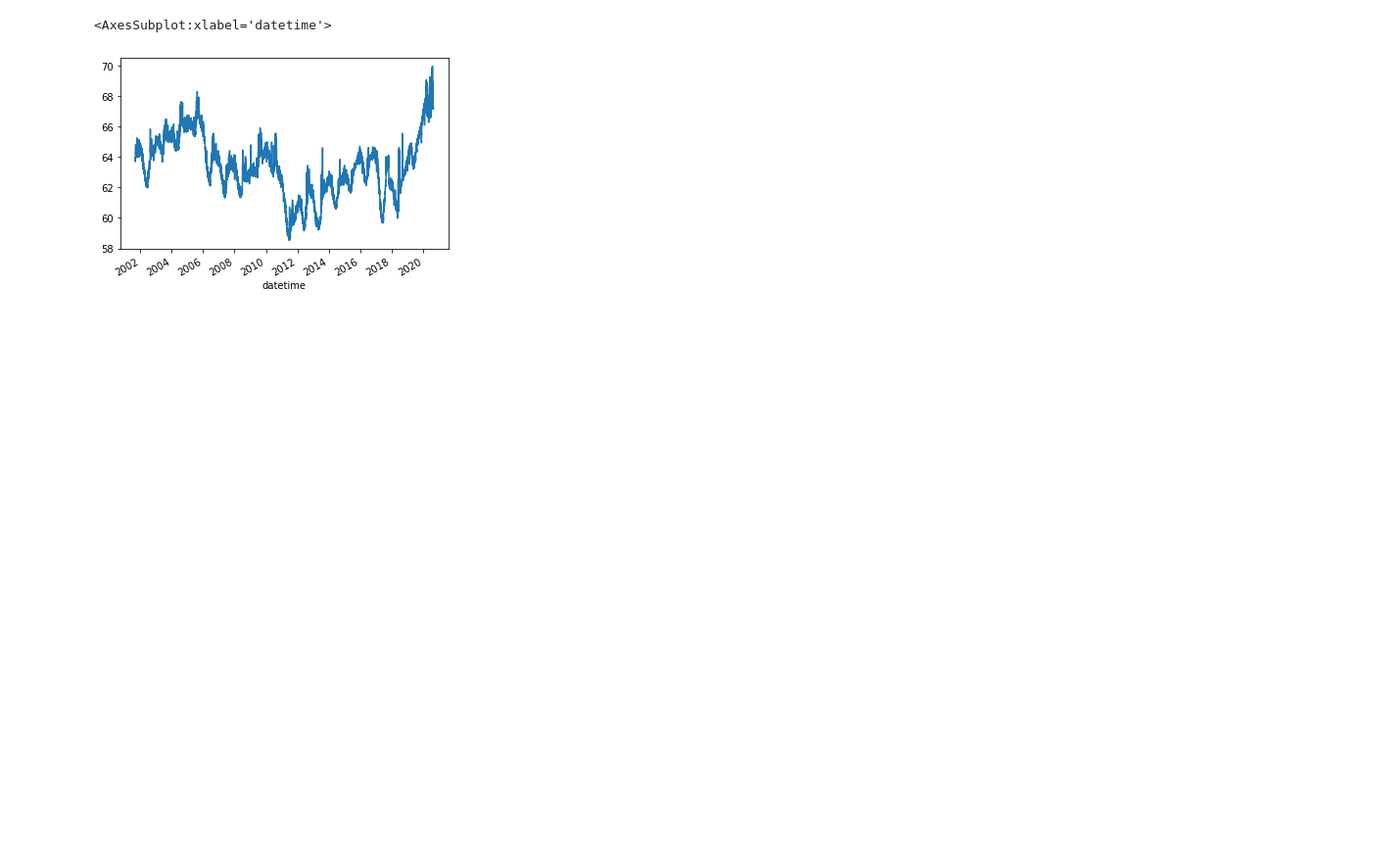
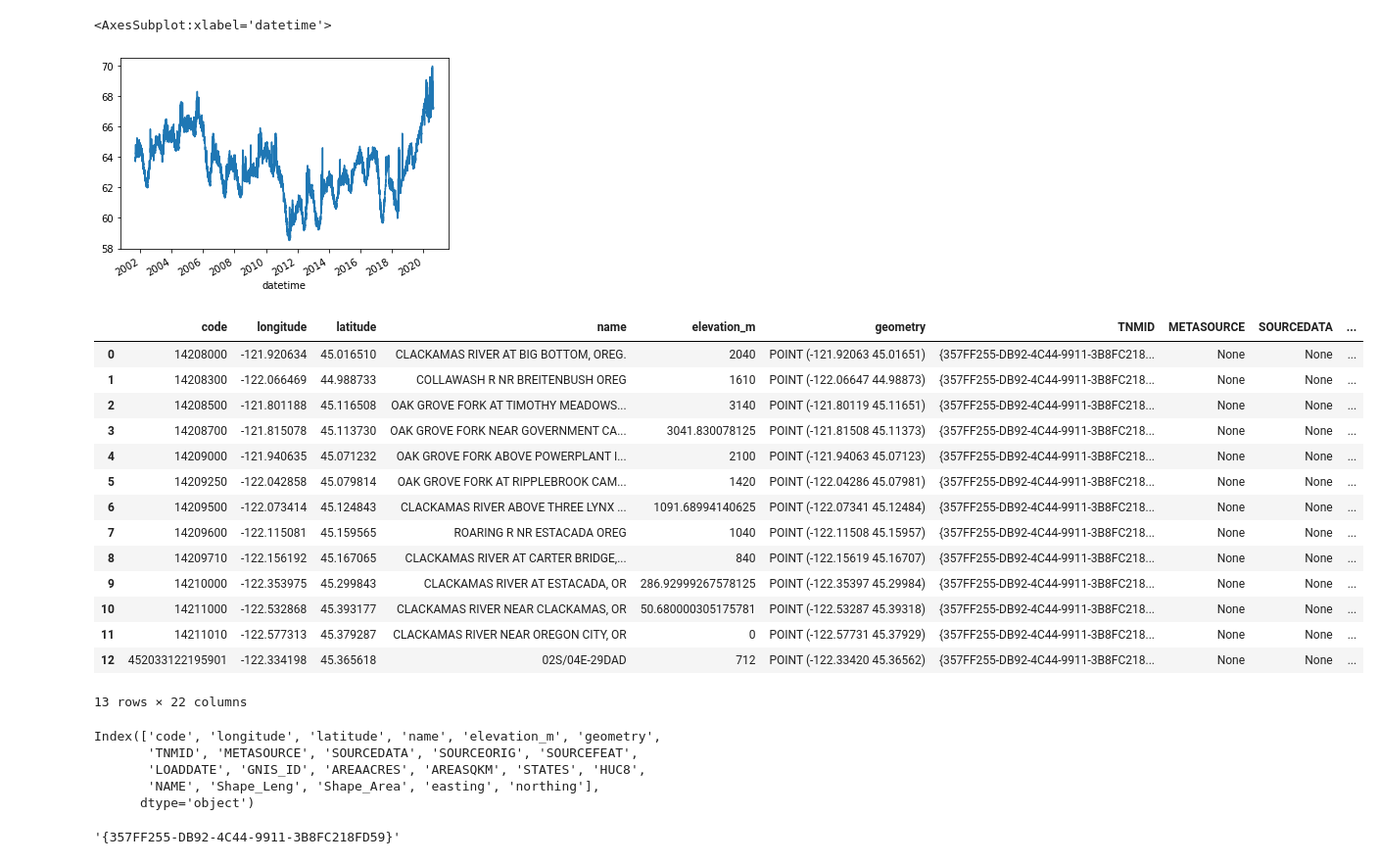
Before and after one commit to waterhackweek/whw2020_snowgw, a Jupyter notebook: GWdata.ipynb, the cells around one changed output. Shown at 98% size. Saved outputs shown, nothing was run; the diff lists cells and outputs as text; code cells hidden in the pictures; blank space fills up the shorter version.

```diff
--- a/GWdata.ipynb
+++ b/GWdata.ipynb
@@ -7,6 +13,7 @@ import geopandas as gpd
 # %%
-shp_path = '/home/jovyan/data/downloads/b832a6c2f96541808444ec9562c5247e/b832a6c2f96541808444ec9562c5247e/data/contents/HUC8_CONUS/HUC8_US.shp'
+shp_path = '/home/jovyan/data/downloads/HUC8_CONUS/b832a6c2f96541808444ec9562c5247e/b832a6c2f96541808444ec9562c5247e/data/contents/HUC8_CONUS/HUC8_US.shp'
 data_path = '/home/jovyan/data/data/'
+to_proj = 'epsg:4326'
 # %%
 df = gpd.read_file(shp_path)
 df.plot()
@@ -86,8 +86,3 @@ import fiona
 from shapely.geometry import Point, shape
 from gisutils import df2shp, project
 from pydrograph import Nwis
-# %%
-shp_path = '/home/jovyan/data/downloads/shape/WBDHU2.shp'
-h2o = gpd.read_file(shp_path)
-print('crs=',h2o.crs)
-h2o.plot()
@@ -216,0 +227,2 @@ dvs[452033122195901]['116034_72019_00003'].plot()
+# %%
+to_proj = 'epsg:4326'
@@ -216,0 +256,51 @@ dvs[452033122195901]['116034_72019_00003'].plot()
+# %%
+# SNOTEL
+#wsdlurl = "http://hydroportal.cuahsi.org/Snotel/cuahsi_1_1.asmx?WSDL"
+#USGS groundwater
+wsdlurl = "http://hydroportal.cuahsi.org/nwisdv/cuahsi_1_1.asmx?WSDL"
+
+# get dictionary of snotel sites
+sites = ulmo.cuahsi.wof.get_sites(wsdlurl)
+
+#turn sites as geodataframe
+snotel_gdf = sites_asgdf(sites)
+# %%
+CSO_gdf = gpd.sjoin(snotel_gdf, h2o, how="inner")
+CSO_gdf.drop(columns='index_right', inplace=True)
+CSO_gdf.reset_index(drop=True, inplace=True)
+#CSO_gdf.index = CSO_gdf['code']
+
+#add columns with projected coordinates
+CSO_proj = CSO_gdf.to_crs(to_proj)
+CSO_gdf['easting'] = CSO_proj.geometry.x
+CSO_gdf['northing'] = CSO_proj.geometry.y
+
+CSO_gdf
+# %% [output]
+|  | code | longitude | latitude | name | elevation_m | geometry | TNMID | METASOURCE | SOURCEDATA | ... |
+| 0 | 14208000 | -121.920634 | 45.016510 | CLACKAMAS RIVER AT BIG BOTTOM, OREG. | 2040 | POINT (-121.92063 45.01651) | {357FF255-DB92-4C44-9911-3B8FC218... | None | None | ... |
+| 1 | 14208300 | -122.066469 | 44.988733 | COLLAWASH R NR BREITENBUSH OREG | 1610 | POINT (-122.06647 44.98873) | {357FF255-DB92-4C44-9911-3B8FC218... | None | None | ... |
+| 2 | 14208500 | -121.801188 | 45.116508 | OAK GROVE FORK AT TIMOTHY MEADOWS... | 3140 | POINT (-121.80119 45.11651) | {357FF255-DB92-4C44-9911-3B8FC218... | None | None | ... |
+| 3 | 14208700 | -121.815078 | 45.113730 | OAK GROVE FORK NEAR GOVERNMENT CA... | 3041.830078125 | POINT (-121.81508 45.11373) | {357FF255-DB92-4C44-9911-3B8FC218... | None | None | ... |
+| 4 | 14209000 | -121.940635 | 45.071232 | OAK GROVE FORK ABOVE POWERPLANT I... | 2100 | POINT (-121.94063 45.07123) | {357FF255-DB92-4C44-9911-3B8FC218... | None | None | ... |
+| 5 | 14209250 | -122.042858 | 45.079814 | OAK GROVE FORK AT RIPPLEBROOK CAM... | 1420 | POINT (-122.04286 45.07981) | {357FF255-DB92-4C44-9911-3B8FC218... | None | None | ... |
+| 6 | 14209500 | -122.073414 | 45.124843 | CLACKAMAS RIVER ABOVE THREE LYNX ... | 1091.68994140625 | POINT (-122.07341 45.12484) | {357FF255-DB92-4C44-9911-3B8FC218... | None | None | ... |
+| 7 | 14209600 | -122.115081 | 45.159565 | ROARING R NR ESTACADA OREG | 1040 | POINT (-122.11508 45.15957) | {357FF255-DB92-4C44-9911-3B8FC218... | None | None | ... |
+| 8 | 14209710 | -122.156192 | 45.167065 | CLACKAMAS RIVER AT CARTER BRIDGE,... | 840 | POINT (-122.15619 45.16707) | {357FF255-DB92-4C44-9911-3B8FC218... | None | None | ... |
+| 9 | 14210000 | -122.353975 | 45.299843 | CLACKAMAS RIVER AT ESTACADA, OR | 286.92999267578125 | POINT (-122.35397 45.29984) | {357FF255-DB92-4C44-9911-3B8FC218... | None | None | ... |
+| 10 | 14211000 | -122.532868 | 45.393177 | CLACKAMAS RIVER NEAR CLACKAMAS, OR | 50.680000305175781 | POINT (-122.53287 45.39318) | {357FF255-DB92-4C44-9911-3B8FC218... | None | None | ... |
+| 11 | 14211010 | -122.577313 | 45.379287 | CLACKAMAS RIVER NEAR OREGON CITY, OR | 0 | POINT (-122.57731 45.37929) | {357FF255-DB92-4C44-9911-3B8FC218... | None | None | ... |
+| 12 | 452033122195901 | -122.334198 | 45.365618 | 02S/04E-29DAD | 712 | POINT (-122.33420 45.36562) | {357FF255-DB92-4C44-9911-3B8FC218... | None | None | ... |
+13 rows × 22 columns
+# %%
+CSO_gdf.columns
+# %% [output]
+Index(['code', 'longitude', 'latitude', 'name', 'elevation_m', 'geometry',
+       'TNMID', 'METASOURCE', 'SOURCEDATA', 'SOURCEORIG', 'SOURCEFEAT',
+       'LOADDATE', 'GNIS_ID', 'AREAACRES', 'AREASQKM', 'STATES', 'HUC8',
+       'NAME', 'Shape_Leng', 'Shape_Area', 'easting', 'northing'],
+      dtype='object')
+# %%
+CSO_gdf.TNMID[0]
+# %% [output]
+'{357FF255-DB92-4C44-9911-3B8FC218FD59}'
```
Also changed, not shown: parts of 21 cells of this notebook, 6 other files.
